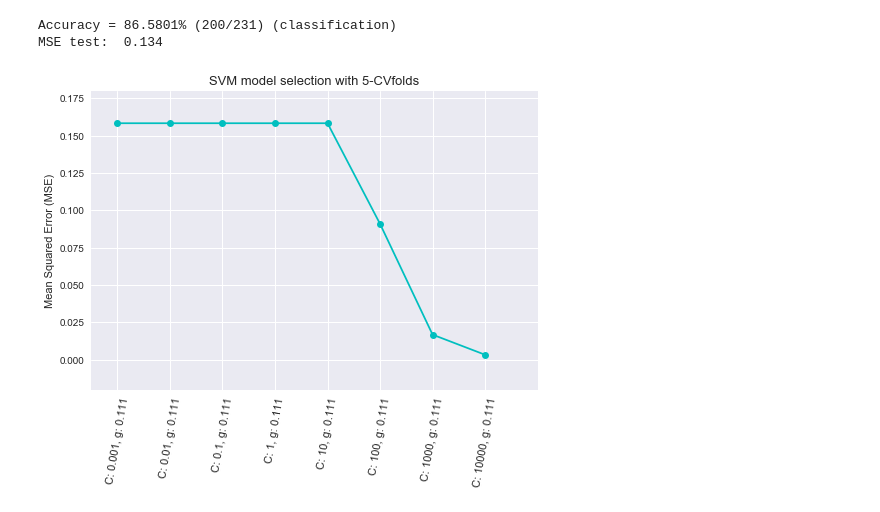
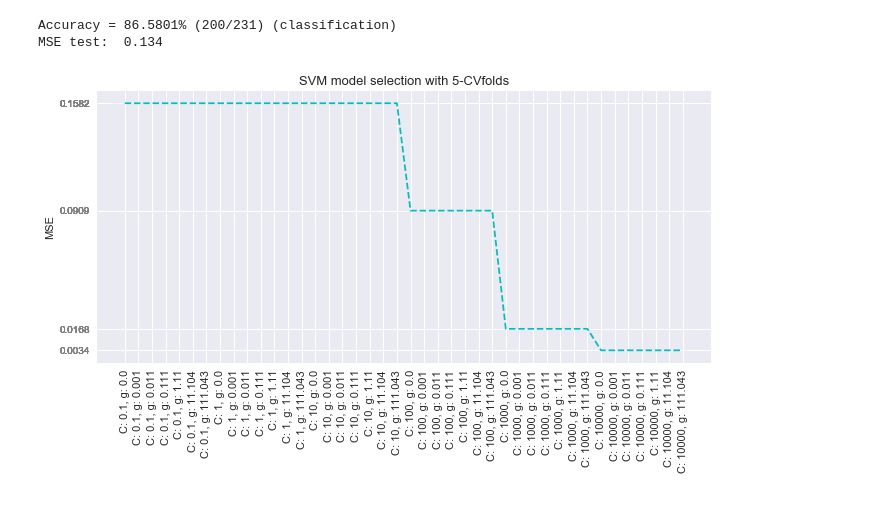
Before and after one commit to AdriCode/Image-Analysis-Classification, a Jupyter notebook: SVM.ipynb, the cells around one changed output. Cells and saved outputs as stored; diff of their text form; code cells hidden in the pictures.

Commit message:
Change gamma and grid-search for SVM

```diff
--- a/SVM.ipynb
+++ b/SVM.ipynb
@@ -56,27 +56,31 @@ alpha
 dump_svmlight_file(trainInput, trainTarget,'train.dat', zero_based=False, multilabel=False)
 dump_svmlight_file(testInput, testTarget,'test.dat')
 # %%
-# Binary classiﬁcation using support vector machines and Libsvm library
+# Binary classiﬁcation using support vector machines with Libsvm library
 
 y, x = svm_read_problem('train.dat')
 
-c = [0.001, 0.01, 0.1, 1, 10, 100, 1000, 10000]; g = round(alpha, 3)
+c = [pow(10,i) for i in [-1,0,1,2,3,4]]
+g = [round(sigma*pow(10,i), 3) for i in [-3,-2,-1,0,1,2,3]]
+
 prob  = svm_problem(y, x)
 param = svm_parameter()
 best = 1
 err = []
 
-# Grid-search to determine the SVM hyperparameters γ and C.
+# Grid-search to determine the SVM hyperparameters γ and C, using 5-fold cross validation
+# And picking the classiﬁcation error
 for i in range(len(c)):
-    param.C = c[i]; param.G = g;
-    model = svm_train(prob, param, '-v 5')
-    p_label, p_acc, p_val = svm_predict(y, x, model)
-    err.append(p_acc[1])
-    mse = p_acc[1]
-    if (mse < best):
-        bestc = c[i]; bestg = g; min_err = round(best, 3) ; best = round(mse, 3) ; acc=p_acc[0]
+    for j in range(len(g)):
+        param.C = c[i]; param.G = g[j];
+        model = svm_train(prob, param, '-v 5')
+        p_label, p_acc, p_val = svm_predict(y, x, model)
+        err.append(p_acc[1])
+        mse = p_acc[1]
+        if (mse < best):
+            bestc = c[i]; bestg = g[j]; min_err = best; best = mse; acc=p_acc[0]
 
-print('C:', bestc, ', gamma:', bestg, ', MSE:', min_err, ', Accuracy:', acc)
+print('C: ', bestc, 'gamma: ', bestg, 'MSE: ', round(min_err,3), 'Accuracy: ', round(acc,2))
 # %% [output]
 Accuracy = 84.1751% (250/297) (classification)
 Accuracy = 84.1751% (250/297) (classification)
@@ -115,16 +127,18 @@ print("MSE test: ", round(ac[1], 3))
 Accuracy = 86.5801% (200/231) (classification)
 MSE test:  0.134
 # %%
-labels = ['C: ' + str(c[i]) + ', ' + 'g: ' + str(g) for i in range(len(c))]
-x = list(range(1,len(c)+1))
+# Plot of model selection
+
+labels = ['C: ' + str(c[i]) + ', ' + 'g: ' + str(g[j]) for i in range(len(c)) for j in range(len(g))]
+x = list(range(1, len(c)*len(g)+1))
 
 style.use('seaborn')
-plt.xticks(x, labels, rotation=80, fontsize=11)
-plt.ylabel("Mean Squared Error (MSE)", fontsize=11)
-plt.plot(x, err, c='c', marker='o')
+plt.figure(figsize=(11, 5))
+plt.xticks(x, labels, rotation='vertical', fontsize=11)
+plt.yticks(err, color='grey')
+plt.ylabel("MSE", fontsize=11)
+plt.plot(x, err, '--', c='c')
 plt.title('SVM model selection with 5-CVfolds', fontsize=13)
-plt.xlim([0.5, 9])
-plt.ylim([-0.02, 0.18])
 plt.show();
 # %% [output]
-[figure, old version]
+[figure, new version]
```
Also changed, not shown: parts of 4 cells of this notebook.
